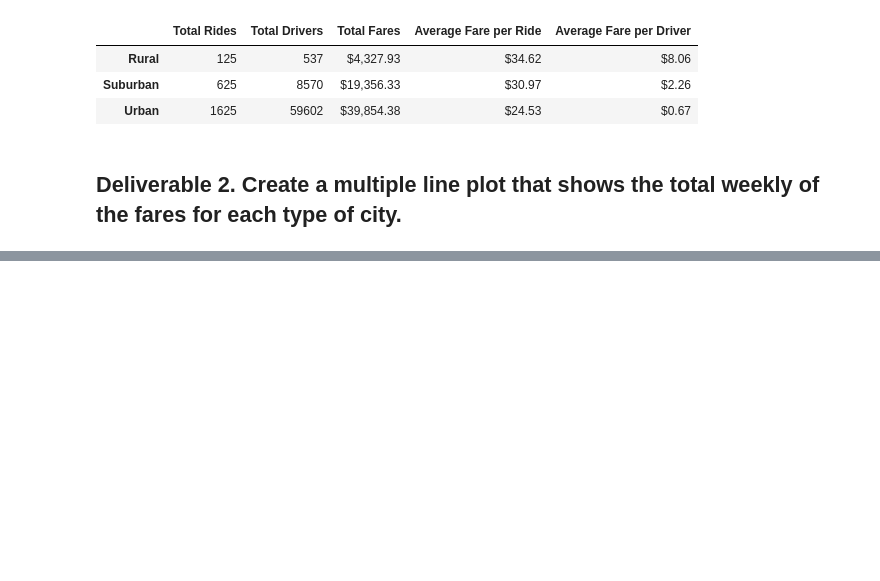
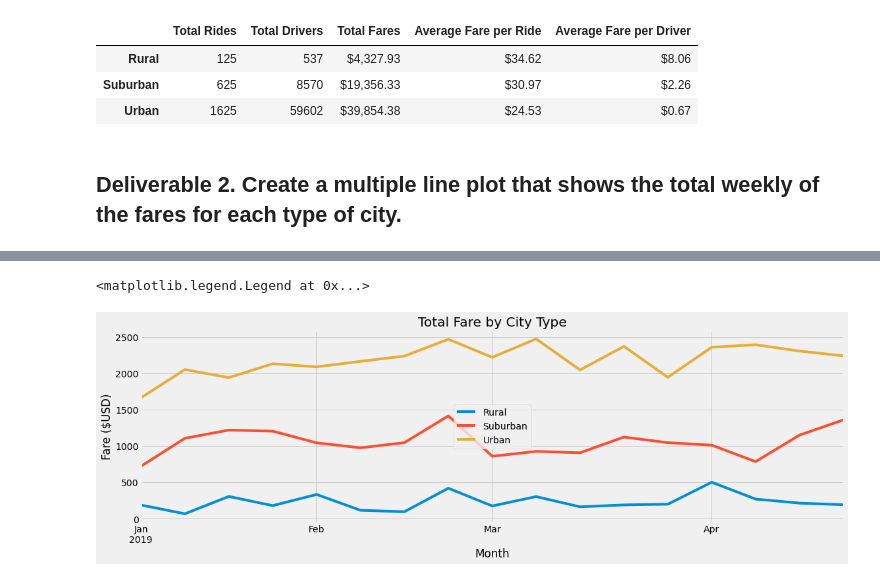
Before and after one commit to GWinkelman/PyBer_Analysis, a Jupyter notebook: PyBer_Challenge.ipynb, the cells around one changed output, grey strips where cells are left out. Drawn from its saved outputs; the diff is of its cells as text; code cells hidden in the pictures; blank space fills up the shorter version.

```diff
--- a/PyBer_Challenge.ipynb
+++ b/PyBer_Challenge.ipynb
@@ -126,3 +166,5 @@ pyber_summary_df
 # %%
 # 4. Create a pivot table with the 'date' as the index, the columns ='type', and values='fare'
 # to get the total fares for each type of city by the date.
+fares_pivot_type_date = total_fares_type_date_df.pivot(index="date", columns="type", values="fare")
+fares_pivot_type_date
@@ -129,2 +186,4 @@ pyber_summary_df
 # %%
 # 5. Create a new DataFrame from the pivot table DataFrame using loc on the given dates, '2019-01-01':'2019-04-29'.
+fares_date_given_date_df = fares_pivot_type_date.loc['2019-01-01':'2019-04-29']
+fares_date_given_date_df
@@ -131,3 +205,5 @@ pyber_summary_df
 # %%
 # 6. Set the "date" index to datetime datatype. This is necessary to use the resample() method in Step 8.
 # df.index = pd.to_datetime(df.index)
+fares_date_given_date_df.index = pd.to_datetime(fares_date_given_date_df.index)
+fares_date_given_date_df
@@ -136,2 +239,4 @@ pyber_summary_df
 # %%
 # 8. Create a new DataFrame using the "resample()" function by week 'W' and get the sum of the fares for each week.
+sum_fares_each_week_df = fares_date_given_date_df.resample("W").sum()
+sum_fares_each_week_df
@@ -138,7 +263,17 @@ pyber_summary_df
 # %%
 # 8. Using the object-oriented interface method, plot the resample DataFrame using the df.plot() function.
 
 # Import the style from Matplotlib.
 from matplotlib import style
 # Use the graph style fivethirtyeight.
 style.use('fivethirtyeight')
+
+sum_fares_each_week_df.plot(figsize=(17,5))
+
+plt.title("Total Fare by City Type")
+plt.xlabel("Month")
+plt.ylabel("Fare ($USD)")
+plt.legend(loc='best')
+# %% [output]
+<matplotlib.legend.Legend at 0x...>
+[figure, added]
```
Also changed, not shown: parts of 9 cells of this notebook, 5 other files.
